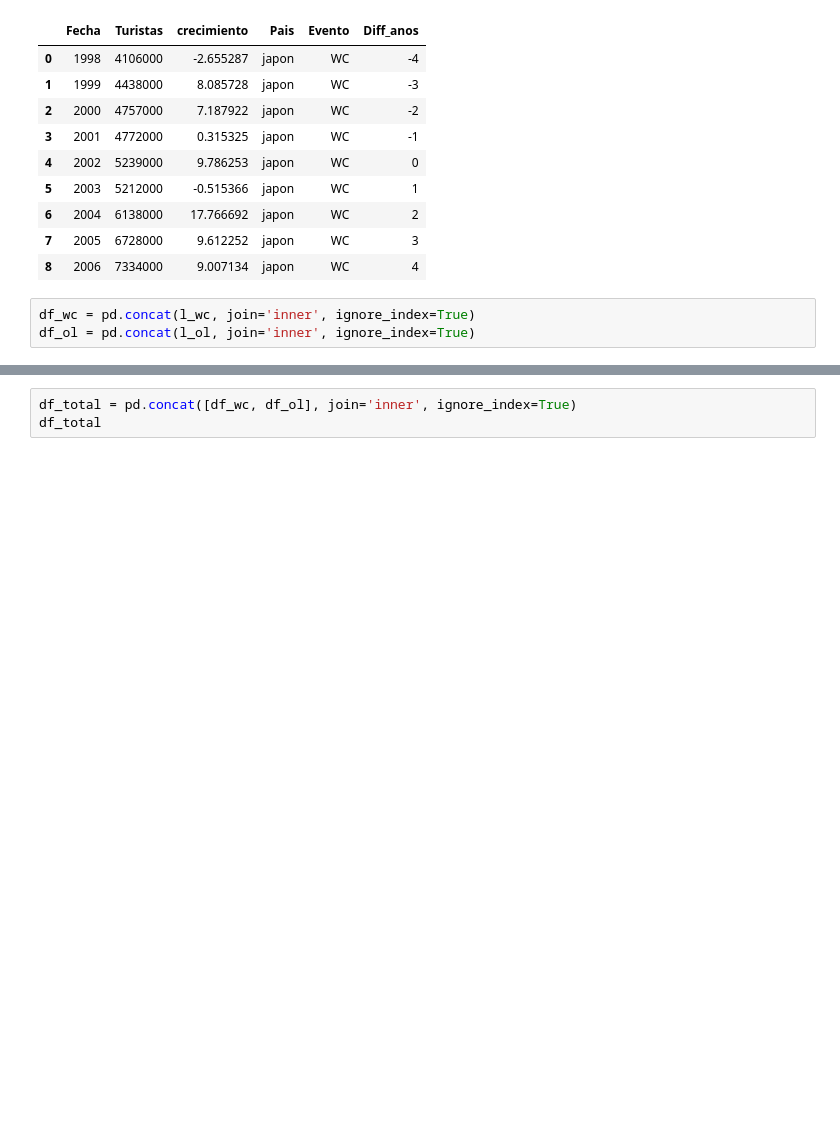
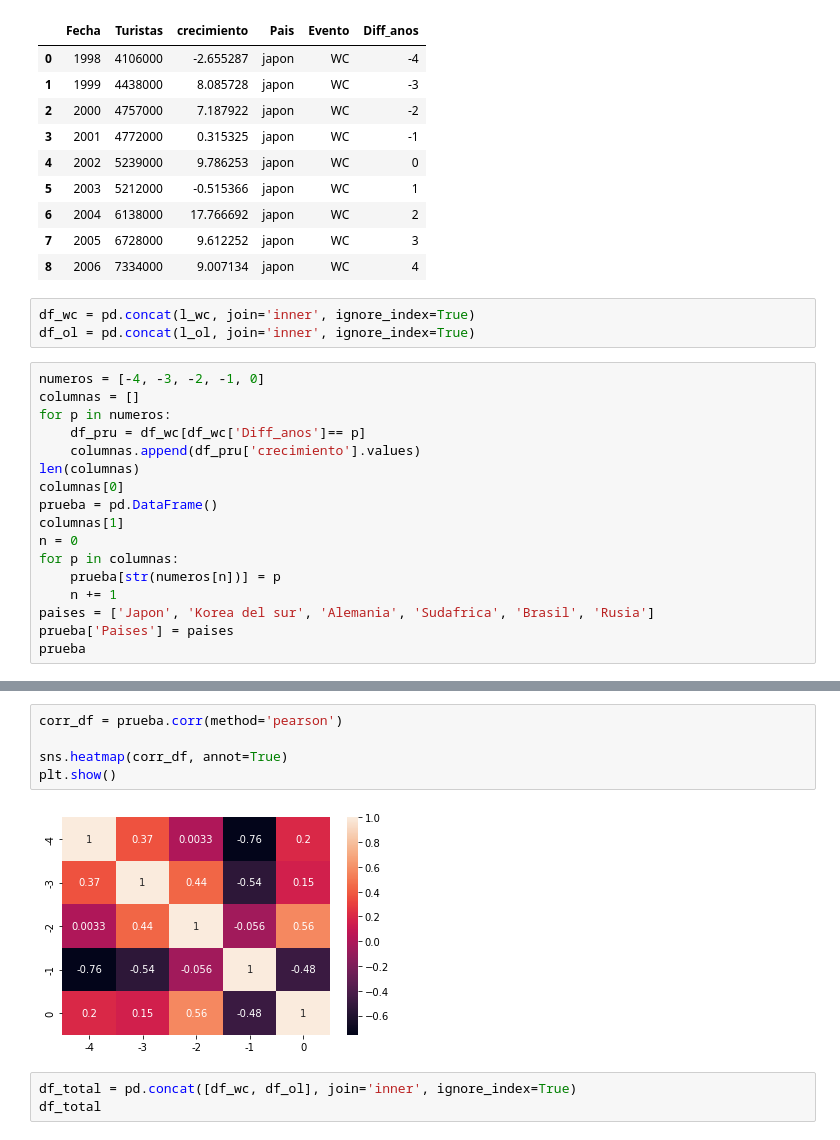
Before and after one commit to ThareauB/Proyecto-libertadores, a Jupyter notebook: proyect.ipynb, the cells around one changed output, grey strips where cells are left out. Saved outputs shown, nothing was run; the diff lists cells and outputs as text; blank space fills up the shorter version.

Commit message:
data para regresion

```diff
--- a/proyect.ipynb
+++ b/proyect.ipynb
@@ -85,3 +85,20 @@ l_wc[0]
 # %%
 df_wc = pd.concat(l_wc, join='inner', ignore_index=True)
 df_ol = pd.concat(l_ol, join='inner', ignore_index=True)
+# %%
+numeros = [-4, -3, -2, -1, 0]
+columnas = []
+for p in numeros:
+    df_pru = df_wc[df_wc['Diff_anos']== p]
+    columnas.append(df_pru['crecimiento'].values)
+len(columnas)
+columnas[0]
+prueba = pd.DataFrame()
+columnas[1]
+n = 0
+for p in columnas:
+    prueba[str(numeros[n])] = p
+    n += 1
+paises = ['Japon', 'Korea del sur', 'Alemania', 'Sudafrica', 'Brasil', 'Rusia']
+prueba['Paises'] = paises
+prueba
@@ -88,3 +113,10 @@ df_ol = pd.concat(l_ol, join='inner', ignore_index=True)
+# %%
+corr_df = prueba.corr(method='pearson')
+
+sns.heatmap(corr_df, annot=True)
+plt.show()
+# %% [output]
+[figure, added]
 # %%
 df_total = pd.concat([df_wc, df_ol], join='inner', ignore_index=True)
 df_total
```
Also changed, not shown: parts of 2 cells of this notebook.
